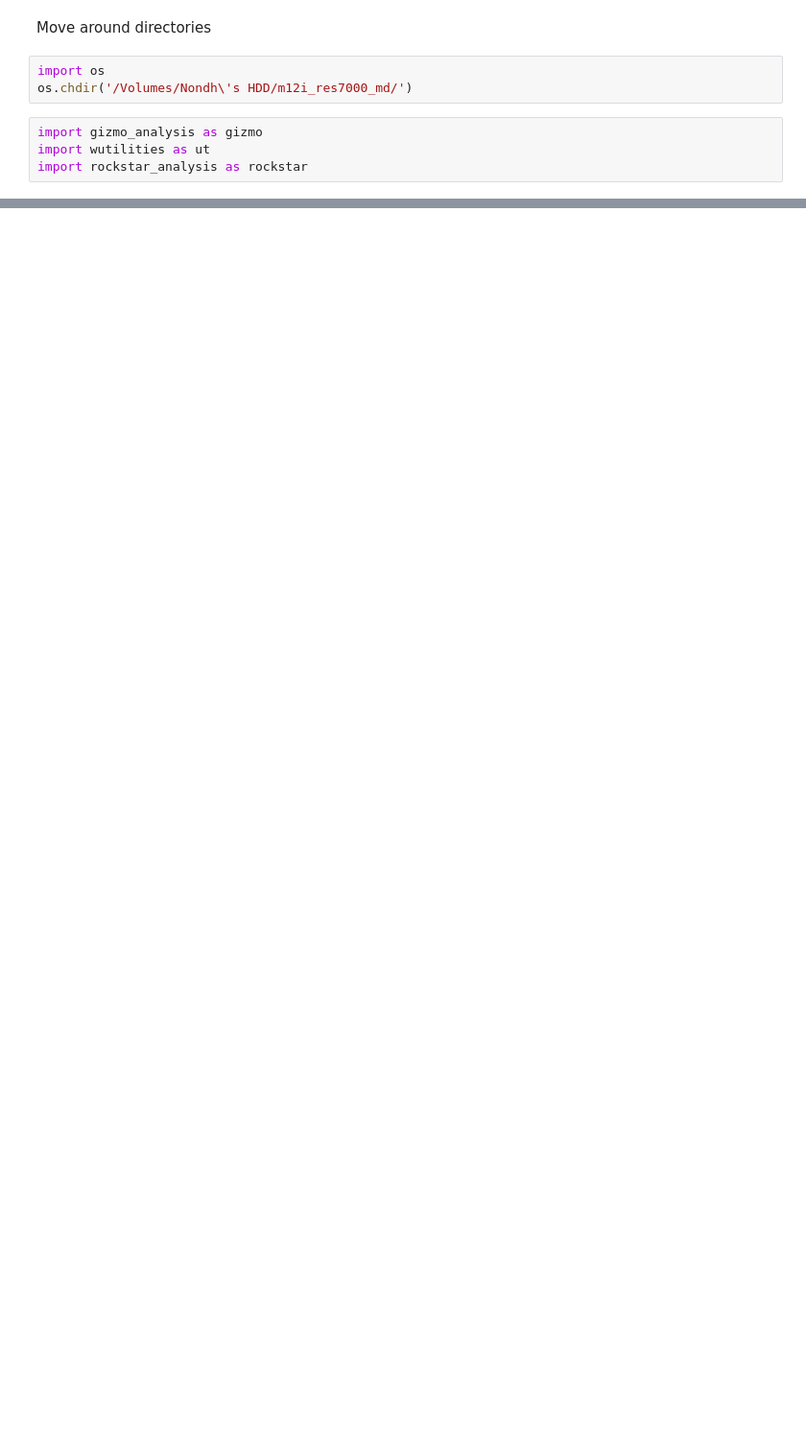
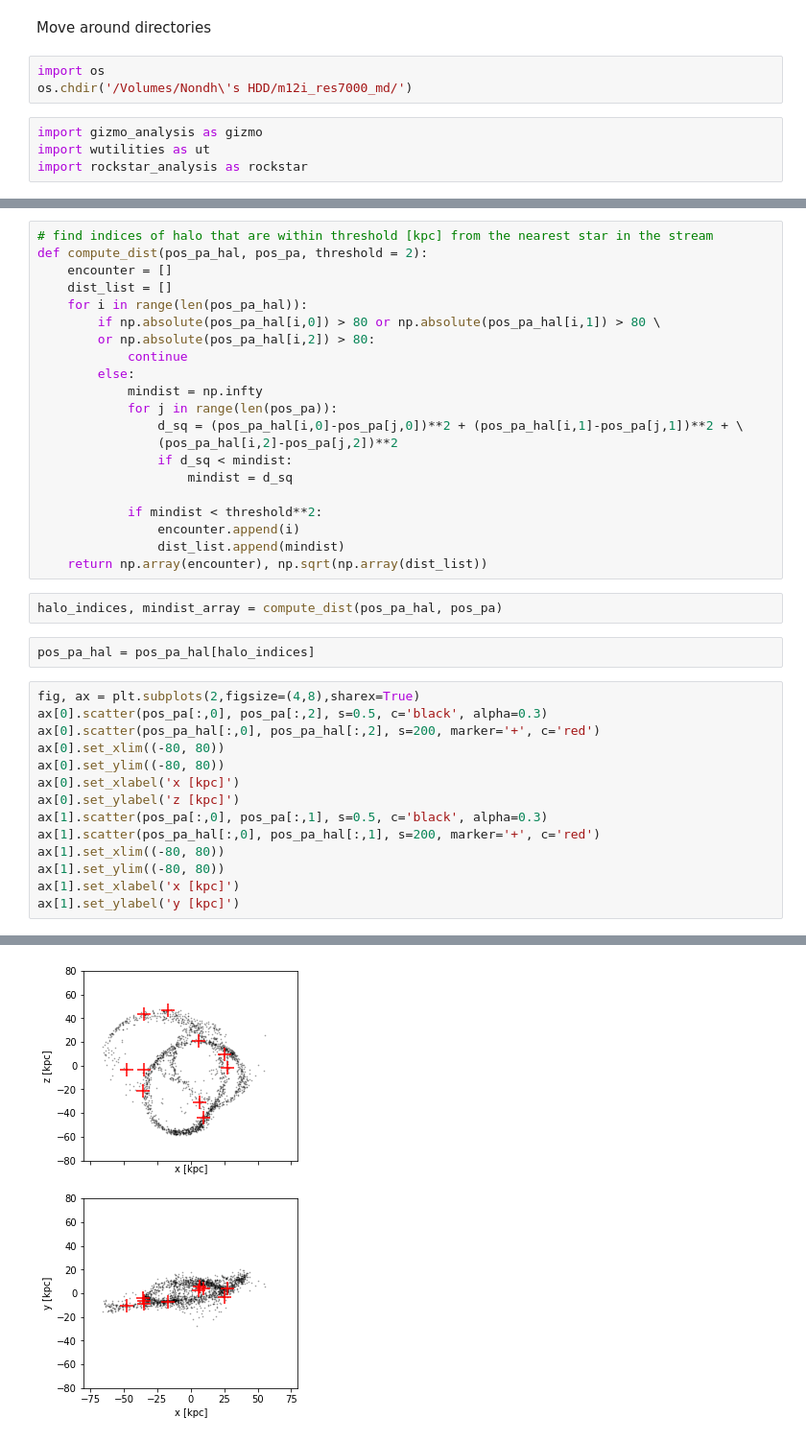
Before and after one commit to nonsk131/darkpy, a Jupyter notebook: stream1.ipynb, the cells around one changed output, grey strips where cells are left out. Shown: that part at 96% size. Drawn from its saved outputs; the diff is of its cells as text; blank space fills up the shorter version.

```diff
--- a/stream1.ipynb
+++ b/stream1.ipynb
@@ -47,0 +182,40 @@ array([[66767.26081251, 33338.43269396, 33932.56150561],
+# %%
+# find indices of halo that are within threshold [kpc] from the nearest star in the stream
+def compute_dist(pos_pa_hal, pos_pa, threshold = 2):
+    encounter = []
+    dist_list = []
+    for i in range(len(pos_pa_hal)):
+        if np.absolute(pos_pa_hal[i,0]) > 80 or np.absolute(pos_pa_hal[i,1]) > 80 \
+        or np.absolute(pos_pa_hal[i,2]) > 80:
+            continue
+        else:
+            mindist = np.infty
+            for j in range(len(pos_pa)):
+                d_sq = (pos_pa_hal[i,0]-pos_pa[j,0])**2 + (pos_pa_hal[i,1]-pos_pa[j,1])**2 + \
+                (pos_pa_hal[i,2]-pos_pa[j,2])**2
+                if d_sq < mindist:
+                    mindist = d_sq
+
+            if mindist < threshold**2:
+                encounter.append(i)
+                dist_list.append(mindist)
+    return np.array(encounter), np.sqrt(np.array(dist_list))
+# %%
+halo_indices, mindist_array = compute_dist(pos_pa_hal, pos_pa)
+# %%
+pos_pa_hal = pos_pa_hal[halo_indices]
+# %%
+fig, ax = plt.subplots(2,figsize=(4,8),sharex=True)
+ax[0].scatter(pos_pa[:,0], pos_pa[:,2], s=0.5, c='black', alpha=0.3)
+ax[0].scatter(pos_pa_hal[:,0], pos_pa_hal[:,2], s=200, marker='+', c='red')
+ax[0].set_xlim((-80, 80))
+ax[0].set_ylim((-80, 80))
+ax[0].set_xlabel('x [kpc]')
+ax[0].set_ylabel('z [kpc]')
+ax[1].scatter(pos_pa[:,0], pos_pa[:,1], s=0.5, c='black', alpha=0.3)
+ax[1].scatter(pos_pa_hal[:,0], pos_pa_hal[:,1], s=200, marker='+', c='red')
+ax[1].set_xlim((-80, 80))
+ax[1].set_ylim((-80, 80))
+ax[1].set_xlabel('x [kpc]')
+ax[1].set_ylabel('y [kpc]')
+# %% [output]
@@ -47,0 +223 @@ array([[66767.26081251, 33338.43269396, 33932.56150561],
+[figure, added]
```
Also changed, not shown: parts of 24 cells of this notebook.
